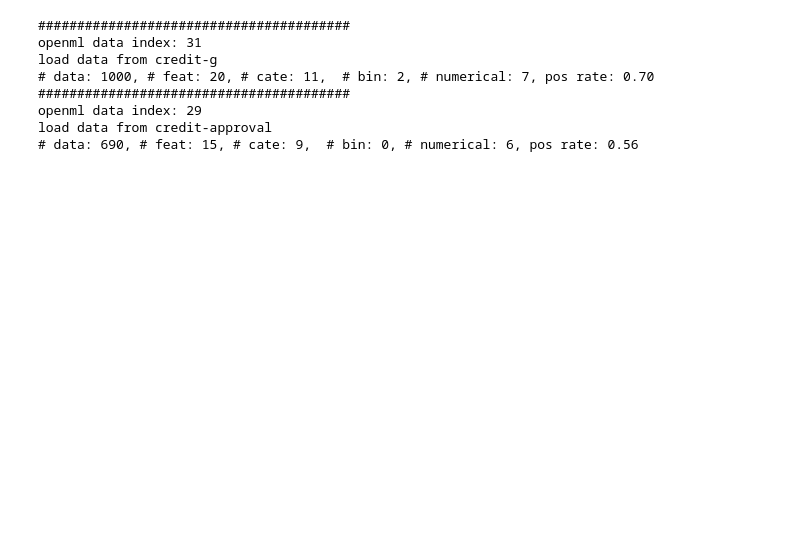
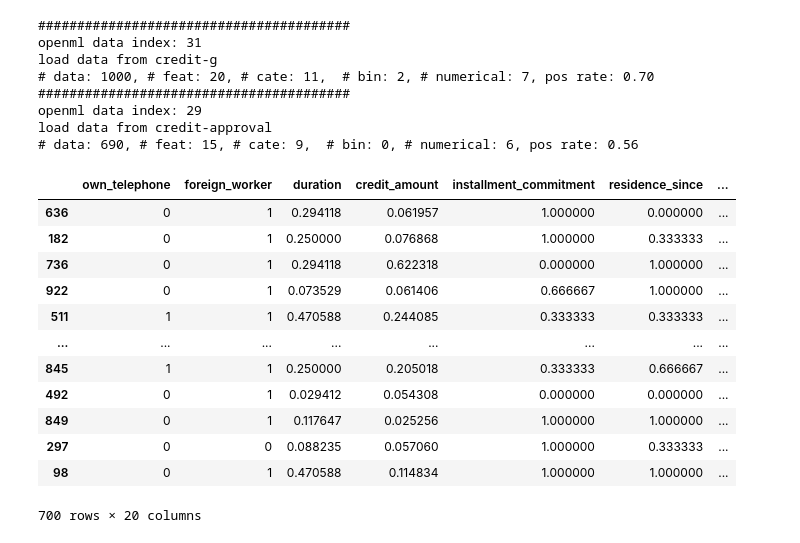
Before and after one commit to RyanWangZf/transtab, a Jupyter notebook: examples/fast_train.ipynb, the cells around one changed output. Saved outputs shown, nothing was run; the diff lists cells and outputs as text; code cells hidden in the pictures; blank space fills up the shorter version.

```diff
--- a/examples/fast_train.ipynb
+++ b/examples/fast_train.ipynb
@@ -29,3 +29,19 @@ load data from credit-g
 openml data index: 29
 load data from credit-approval
 # data: 690, # feat: 15, # cate: 9,  # bin: 0, # numerical: 6, pos rate: 0.56
+# %%
+trainset[0][0]
+# %% [output]
+|  | own_telephone | foreign_worker | duration | credit_amount | installment_commitment | residence_since | ... |
+| 636 | 0 | 1 | 0.294118 | 0.061957 | 1.000000 | 0.000000 | ... |
+| 182 | 0 | 1 | 0.250000 | 0.076868 | 1.000000 | 0.333333 | ... |
+| 736 | 0 | 1 | 0.294118 | 0.622318 | 0.000000 | 1.000000 | ... |
+| 922 | 0 | 1 | 0.073529 | 0.061406 | 0.666667 | 1.000000 | ... |
+| 511 | 1 | 1 | 0.470588 | 0.244085 | 0.333333 | 0.333333 | ... |
+| ... | ... | ... | ... | ... | ... | ... | ... |
+| 845 | 1 | 1 | 0.250000 | 0.205018 | 0.333333 | 0.666667 | ... |
+| 492 | 0 | 1 | 0.029412 | 0.054308 | 0.000000 | 0.000000 | ... |
+| 849 | 0 | 1 | 0.117647 | 0.025256 | 1.000000 | 1.000000 | ... |
+| 297 | 0 | 0 | 0.088235 | 0.057060 | 1.000000 | 0.333333 | ... |
+| 98 | 0 | 1 | 0.470588 | 0.114834 | 1.000000 | 1.000000 | ... |
+700 rows × 20 columns
```
Also changed, not shown: parts of 4 cells of this notebook, 2 other files.
